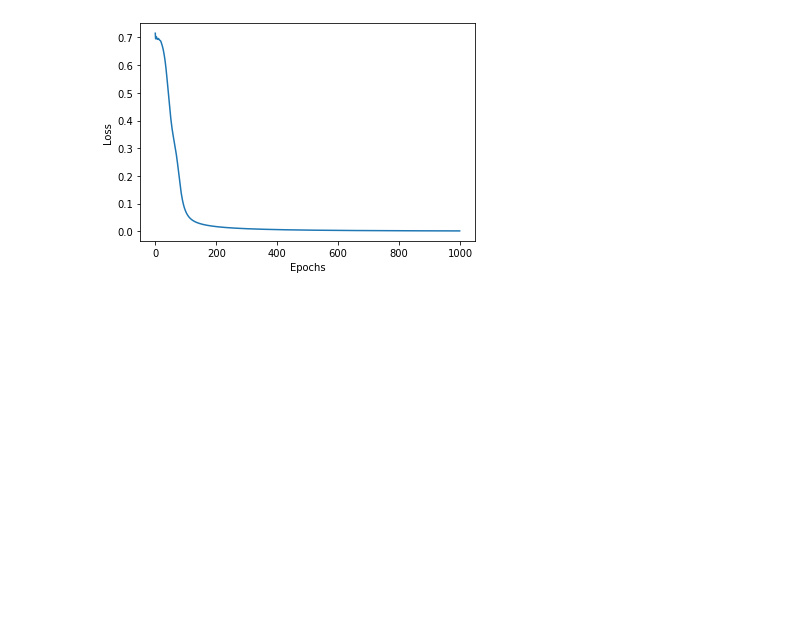
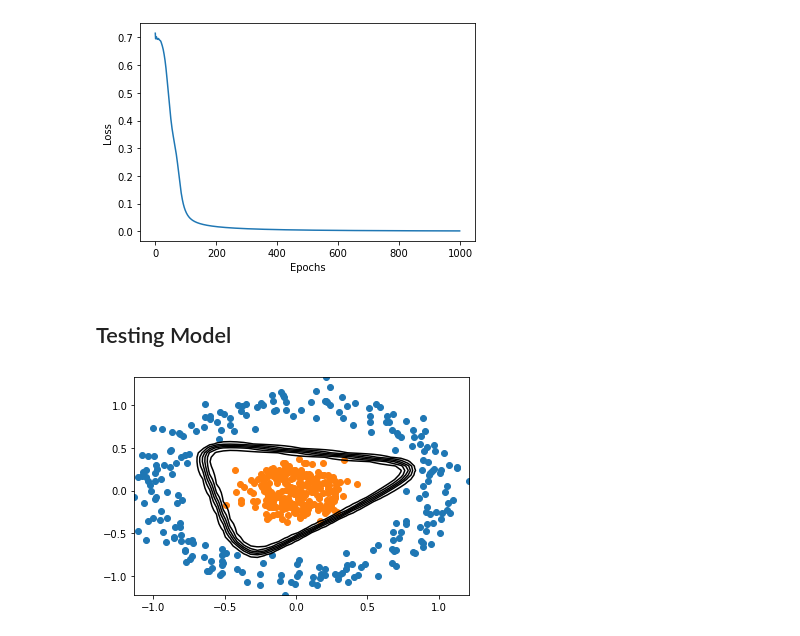
Before and after one commit to RiseAboveAll/PYTORCH_Learning, a Jupyter notebook: FeedForward_Pytorch.ipynb, the cells around one changed output. Drawn from its saved outputs; the diff is of its cells as text; code cells hidden in the pictures; blank space fills up the shorter version.

```diff
--- a/FeedForward_Pytorch.ipynb
+++ b/FeedForward_Pytorch.ipynb
@@ -126,3 +126,7 @@ Text(0.5, 0, 'Epochs')
 [figure]
 # %% [markdown]
 **In the above graph we can see that there are lags in the losses , hence it indicates that learning rate passed in might be too small, hence we need to increase it to make loss curve more smoother.**
+# %%
+torch.manual_seed(2)
+model=Model(2,4,1)
+print(list(model.parameters()))
@@ -166,3 +179,19 @@ plt.xlabel('Epochs')
 # %% [output]
 Text(0.5, 0, 'Epochs')
 [figure]
+# %% [markdown]
+## Testing Model
+# %%
+def plot_decision_boundary(x,y):
+  x_span=np.linspace(np.min(x[:,0]),np.max(x[:,0]))
+  y_span=np.linspace(np.min(x[:,1]),np.max(x[:,1]))
+  xx,yy=np.meshgrid(x_span,y_span)
+  grid=torch.Tensor(np.c_[xx.ravel(),yy.ravel()])
+  pred_func=model.forward(grid)
+  z=pred_func.view(xx.shape).detach().numpy()
+  plt.contour(xx,yy,z,colors='black')
+# %%
+plot_decision_boundary(X,y)
+scatter_plot()
+# %% [output]
+[figure, added]
```
Also changed, not shown: parts of 5 cells of this notebook.
